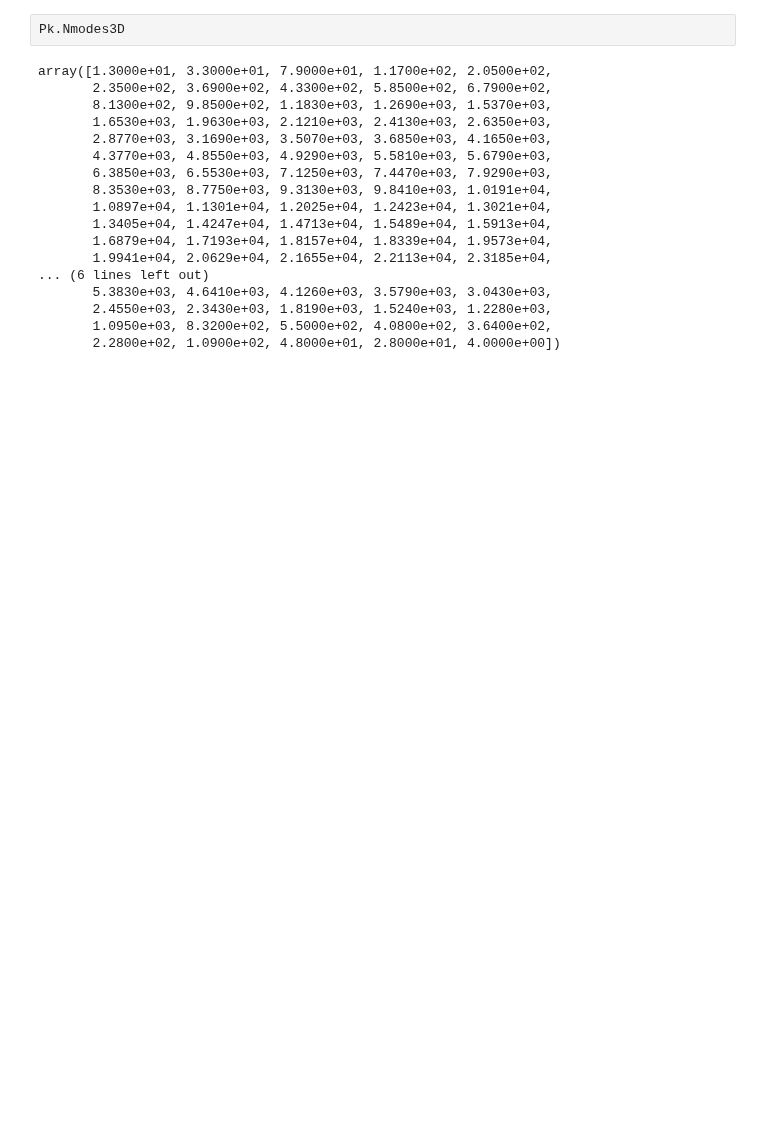
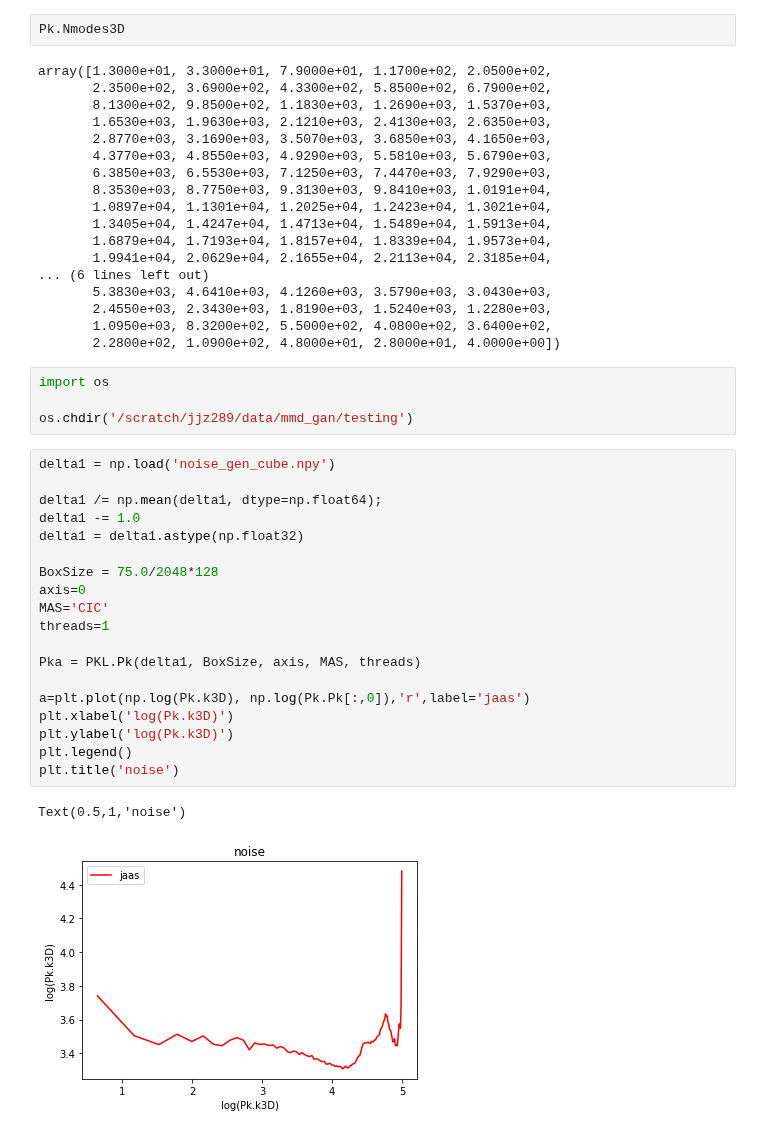
Before and after one commit to NYU-CDS-Capstone-Project/HydroGAN, a Jupyter notebook: notebooks/power_spectrum_test.ipynb, the cells around one changed output. Cells and saved outputs as stored; diff of their text form; blank space fills up the shorter version.

Commit message:
plot power spectrum function

```diff
--- a/notebooks/power_spectrum_test.ipynb
+++ b/notebooks/power_spectrum_test.ipynb
@@ -142,3 +131,29 @@ array([1.3000e+01, 3.3000e+01, 7.9000e+01, 1.1700e+02, 2.0500e+02,
        2.4550e+03, 2.3430e+03, 1.8190e+03, 1.5240e+03, 1.2280e+03,
        1.0950e+03, 8.3200e+02, 5.5000e+02, 4.0800e+02, 3.6400e+02,
        2.2800e+02, 1.0900e+02, 4.8000e+01, 2.8000e+01, 4.0000e+00])
+# %%
+import os
+
+os.chdir('/scratch/jjz289/data/mmd_gan/testing')
+# %%
+delta1 = np.load('noise_gen_cube.npy')
+
+delta1 /= np.mean(delta1, dtype=np.float64);
+delta1 -= 1.0
+delta1 = delta1.astype(np.float32)
+
+BoxSize = 75.0/2048*128
+axis=0
+MAS='CIC'
+threads=1
+
+Pka = PKL.Pk(delta1, BoxSize, axis, MAS, threads)
+
+a=plt.plot(np.log(Pk.k3D), np.log(Pk.Pk[:,0]),'r',label='jaas')
+plt.xlabel('log(Pk.k3D)')
+plt.ylabel('log(Pk.k3D)')
+plt.legend()
+plt.title('noise')
+# %% [output]
+Text(0.5,1,'noise')
+[figure, added]
```
Also changed, not shown: parts of 19 cells of this notebook, 1 other file.
